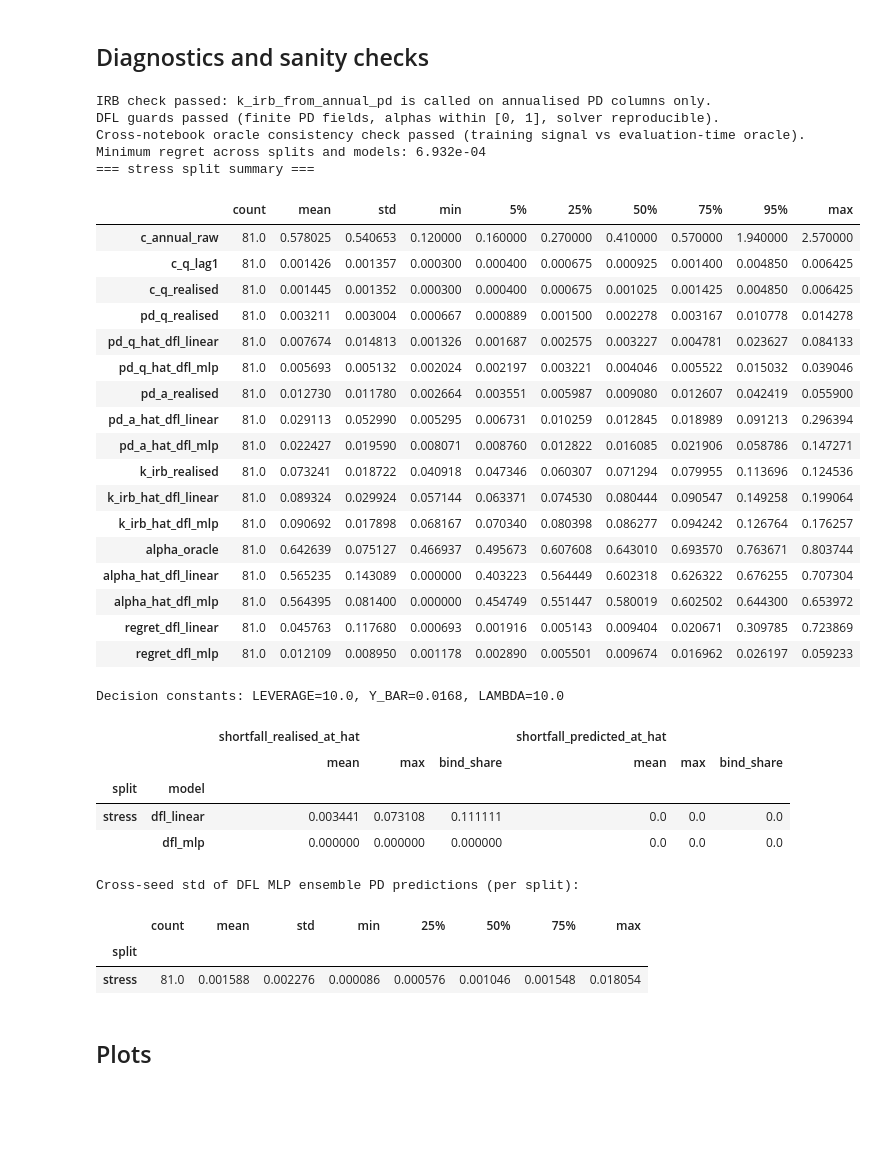
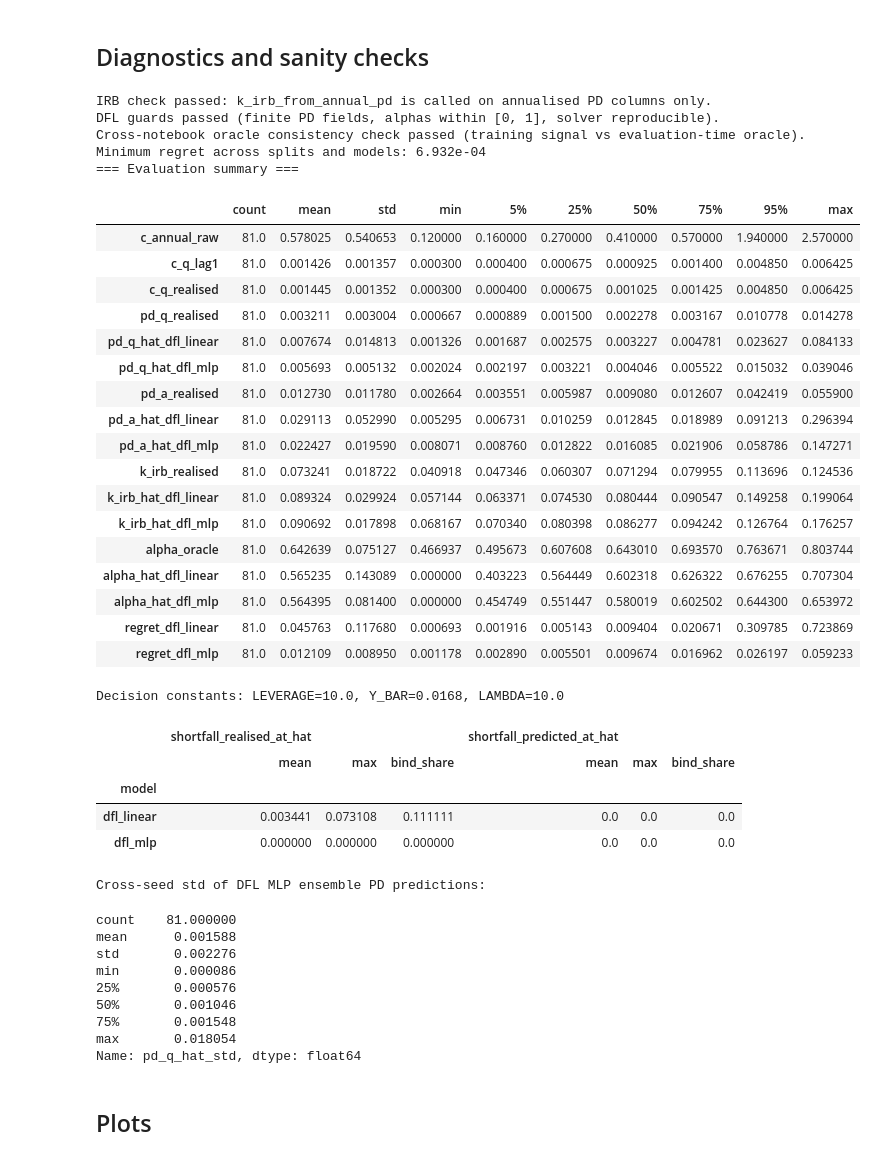
Before and after one commit to okeeffe-hannah/Decision_Focused_Learning_for_Capital_Allocation, a Jupyter notebook: dfl_for_capital_allocation/empirical/notebooks/04_dfl_empirical.ipynb, the cells around one changed output. Saved outputs shown, nothing was run; the diff lists cells and outputs as text; code cells hidden in the pictures; blank space fills up the shorter version.

```diff
--- a/dfl_for_capital_allocation/empirical/notebooks/04_dfl_empirical.ipynb
+++ b/dfl_for_capital_allocation/empirical/notebooks/04_dfl_empirical.ipynb
@@ -357,8 +337,8 @@ base_cols = ["date", "c_annual_raw", "c_q_lag1", "c_q_realised", "pd_q_realised"
 metric_cols = ["pd_q_hat", "pd_a_hat", "c_q_hat", "k_irb_hat", "alpha_hat", "utility", "regret"]
 MODEL_ORDER = ["dfl_linear", "dfl_mlp"]
 
-def make_wide_results(pred_long, split_name):
-    sub = pred_long[pred_long["split"] == split_name]
+def make_wide_results(pred_long):
+    sub = pred_long
     wide = sub.pivot(index="date", columns="model", values=metric_cols).sort_index()
     wide.columns = [f"{metric}_{model}" for metric, model in wide.columns]
     wide = wide.reset_index()
@@ -367,21 +347,18 @@ def make_wide_results(pred_long, split_name):
     ordered = base_cols + [f"{m}_{mod}" for m in metric_cols for mod in MODEL_ORDER]
     return out[ordered].sort_values("date").reset_index(drop=True)
 
-results_by_split = {}
-for split_name in [SPLIT_NAME]:
-    res = make_wide_results(pred_long, split_name)
-    results_by_split[split_name] = res
-    output_csv = RESULTS_DIR / "dfl_quarterly_pd_irb_predictions.csv"
-    res.to_csv(output_csv, index=False)
-    print(f"[{split_name}] saved {len(res)} rows to {output_csv.relative_to(ROOT)}")
+results = make_wide_results(pred_long)
+output_csv = RESULTS_DIR / "dfl_quarterly_pd_irb_predictions.csv"
+results.to_csv(output_csv, index=False)
+print(f"Saved {len(results)} rows to {output_csv.relative_to(ROOT)}")
 
-    lin_sub = stability_linear[stability_linear["split"] == split_name]
-    mlp_sub = stability_mlp[stability_mlp["split"] == split_name]
-    lin_csv = RESULTS_DIR / "dfl_stability_linear_reference_outputs.csv"
-    mlp_csv = RESULTS_DIR / "dfl_stability_mlp_reference_outputs.csv"
-    lin_sub.to_csv(lin_csv, index=False)
-    mlp_sub.to_csv(mlp_csv, index=False)
-    print(f"[{split_name}] saved {len(lin_sub)} linear reference-output rows to {lin_csv.relative_to(ROOT)}")
-    print(f"[{split_name}] saved {len(mlp_sub)} MLP reference-output rows to {mlp_csv.relative_to(ROOT)}")
-display(results_by_split["stress"].head())
+lin_sub = stability_linear
+mlp_sub = stability_mlp
+lin_csv = RESULTS_DIR / "dfl_stability_linear_reference_outputs.csv"
+mlp_csv = RESULTS_DIR / "dfl_stability_mlp_reference_outputs.csv"
+lin_sub.to_csv(lin_csv, index=False)
+mlp_sub.to_csv(mlp_csv, index=False)
+print(f"Saved {len(lin_sub)} linear reference-output rows to {lin_csv.relative_to(ROOT)}")
+print(f"Saved {len(mlp_sub)} MLP reference-output rows to {mlp_csv.relative_to(ROOT)}")
+display(results.head())
 # %% [output]
@@ -447,53 +424,58 @@ summary_cols = (["c_annual_raw", "c_q_lag1", "c_q_realised", "pd_q_realised"]
                 + ["k_irb_realised"] + [f"k_irb_hat_{m}" for m in MODEL_ORDER]
                 + ["alpha_oracle"] + [f"alpha_hat_{m}" for m in MODEL_ORDER]
                 + [f"regret_{m}" for m in MODEL_ORDER])
-for split_name, res in [(SPLIT_NAME, results_by_split[SPLIT_NAME])]:
-    print(f"=== {split_name} split summary ===")
-    display(describe_columns(res, summary_cols))
+print("=== Evaluation summary ===")
+display(describe_columns(results, summary_cols))
 
-shortfall_summary = pred_long.groupby(["split", "model"])[["shortfall_realised_at_hat", "shortfall_predicted_at_hat"]].agg(
+shortfall_summary = pred_long.groupby(["model"])[["shortfall_realised_at_hat", "shortfall_predicted_at_hat"]].agg(
     ["mean", "max", lambda s: float((s > 1e-12).mean())])
 shortfall_summary = shortfall_summary.rename(columns={"<lambda_0>": "bind_share"})
 print(f"Decision constants: LEVERAGE={LEVERAGE}, Y_BAR={Y_BAR}, LAMBDA={LAMBDA}")
 display(shortfall_summary)
 
-dfl_std_desc = pred_long[pred_long["model"] == "dfl_mlp"].groupby("split")["pd_q_hat_std"].describe()
-print("Cross-seed std of DFL MLP ensemble PD predictions (per split):")
+dfl_std_desc = pred_long[pred_long["model"] == "dfl_mlp"]["pd_q_hat_std"].describe()
+print("Cross-seed std of DFL MLP ensemble PD predictions:")
 display(dfl_std_desc)
 # %% [output]
 IRB check passed: k_irb_from_annual_pd is called on annualised PD columns only.
 DFL guards passed (finite PD fields, alphas within [0, 1], solver reproducible).
 Cross-notebook oracle consistency check passed (training signal vs evaluation-time oracle).
 Minimum regret across splits and models: 6.932e-04
-=== stress split summary ===
+=== Evaluation summary ===
 |  | count | mean | std | min | 5% | 25% | 50% | 75% | 95% | max |
 | c_annual_raw | 81.0 | 0.578025 | 0.540653 | 0.120000 | 0.160000 | 0.270000 | 0.410000 | 0.570000 | 1.940000 | 2.570000 |
 | c_q_lag1 | 81.0 | 0.001426 | 0.001357 | 0.000300 | 0.000400 | 0.000675 | 0.000925 | 0.001400 | 0.004850 | 0.006425 |
 | c_q_realised | 81.0 | 0.001445 | 0.001352 | 0.000300 | 0.000400 | 0.000675 | 0.001025 | 0.001425 | 0.004850 | 0.006425 |
 | pd_q_realised | 81.0 | 0.003211 | 0.003004 | 0.000667 | 0.000889 | 0.001500 | 0.002278 | 0.003167 | 0.010778 | 0.014278 |
 | pd_q_hat_dfl_linear | 81.0 | 0.007674 | 0.014813 | 0.001326 | 0.001687 | 0.002575 | 0.003227 | 0.004781 | 0.023627 | 0.084133 |
 | pd_q_hat_dfl_mlp | 81.0 | 0.005693 | 0.005132 | 0.002024 | 0.002197 | 0.003221 | 0.004046 | 0.005522 | 0.015032 | 0.039046 |
 | pd_a_realised | 81.0 | 0.012730 | 0.011780 | 0.002664 | 0.003551 | 0.005987 | 0.009080 | 0.012607 | 0.042419 | 0.055900 |
 | pd_a_hat_dfl_linear | 81.0 | 0.029113 | 0.052990 | 0.005295 | 0.006731 | 0.010259 | 0.012845 | 0.018989 | 0.091213 | 0.296394 |
 | pd_a_hat_dfl_mlp | 81.0 | 0.022427 | 0.019590 | 0.008071 | 0.008760 | 0.012822 | 0.016085 | 0.021906 | 0.058786 | 0.147271 |
 | k_irb_realised | 81.0 | 0.073241 | 0.018722 | 0.040918 | 0.047346 | 0.060307 | 0.071294 | 0.079955 | 0.113696 | 0.124536 |
 | k_irb_hat_dfl_linear | 81.0 | 0.089324 | 0.029924 | 0.057144 | 0.063371 | 0.074530 | 0.080444 | 0.090547 | 0.149258 | 0.199064 |
 | k_irb_hat_dfl_mlp | 81.0 | 0.090692 | 0.017898 | 0.068167 | 0.070340 | 0.080398 | 0.086277 | 0.094242 | 0.126764 | 0.176257 |
 | alpha_oracle | 81.0 | 0.642639 | 0.075127 | 0.466937 | 0.495673 | 0.607608 | 0.643010 | 0.693570 | 0.763671 | 0.803744 |
 | alpha_hat_dfl_linear | 81.0 | 0.565235 | 0.143089 | 0.000000 | 0.403223 | 0.564449 | 0.602318 | 0.626322 | 0.676255 | 0.707304 |
 | alpha_hat_dfl_mlp | 81.0 | 0.564395 | 0.081400 | 0.000000 | 0.454749 | 0.551447 | 0.580019 | 0.602502 | 0.644300 | 0.653972 |
 | regret_dfl_linear | 81.0 | 0.045763 | 0.117680 | 0.000693 | 0.001916 | 0.005143 | 0.009404 | 0.020671 | 0.309785 | 0.723869 |
 | regret_dfl_mlp | 81.0 | 0.012109 | 0.008950 | 0.001178 | 0.002890 | 0.005501 | 0.009674 | 0.016962 | 0.026197 | 0.059233 |
 Decision constants: LEVERAGE=10.0, Y_BAR=0.0168, LAMBDA=10.0
-|  |  | shortfall_realised_at_hat |  |  | shortfall_predicted_at_hat |  |  |
-|  |  | mean | max | bind_share | mean | max | bind_share |
-| split | model |  |  |  |  |  |  |
-| stress | dfl_linear | 0.003441 | 0.073108 | 0.111111 | 0.0 | 0.0 | 0.0 |
-|  | dfl_mlp | 0.000000 | 0.000000 | 0.000000 | 0.0 | 0.0 | 0.0 |
+|  | shortfall_realised_at_hat |  |  | shortfall_predicted_at_hat |  |  |
+|  | mean | max | bind_share | mean | max | bind_share |
+| model |  |  |  |  |  |  |
+| dfl_linear | 0.003441 | 0.073108 | 0.111111 | 0.0 | 0.0 | 0.0 |
+| dfl_mlp | 0.000000 | 0.000000 | 0.000000 | 0.0 | 0.0 | 0.0 |
-Cross-seed std of DFL MLP ensemble PD predictions (per split):
+Cross-seed std of DFL MLP ensemble PD predictions:
-|  | count | mean | std | min | 25% | 50% | 75% | max |
-| split |  |  |  |  |  |  |  |  |
-| stress | 81.0 | 0.001588 | 0.002276 | 0.000086 | 0.000576 | 0.001046 | 0.001548 | 0.018054 |
+count    81.000000
+mean      0.001588
+std       0.002276
+min       0.000086
+25%       0.000576
+50%       0.001046
+75%       0.001548
+max       0.018054
+Name: pd_q_hat_std, dtype: float64
 # %% [markdown]
 ## Plots
 # %%
```
Also changed, not shown: parts of 5 cells of this notebook, 4 other files.
